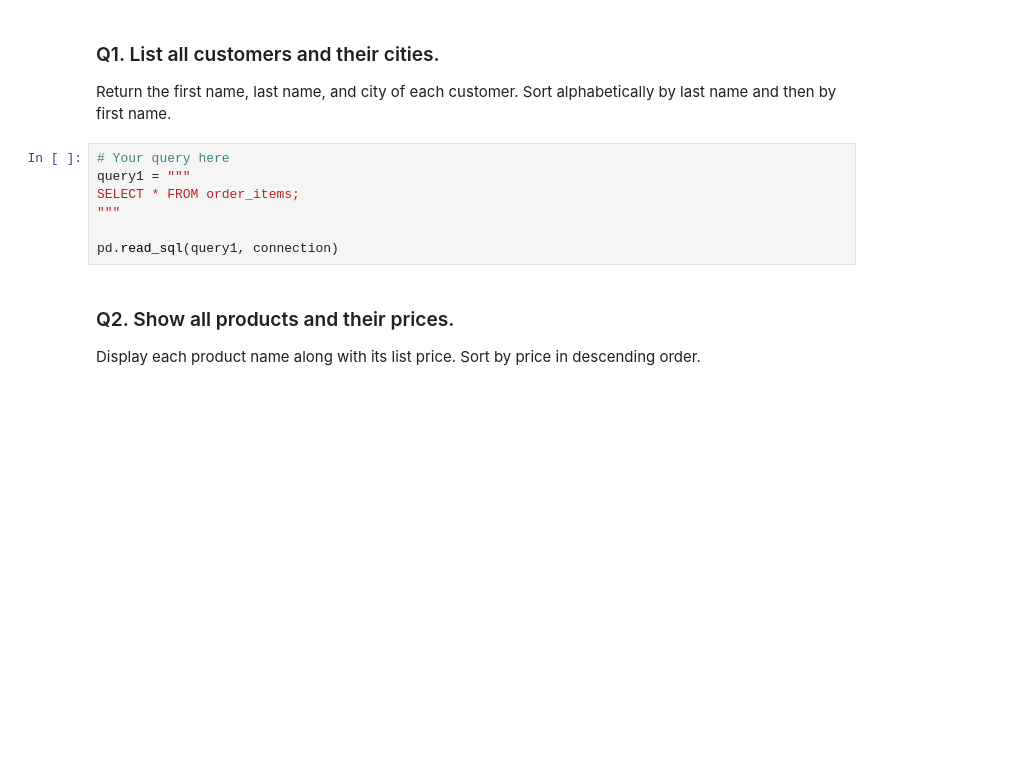
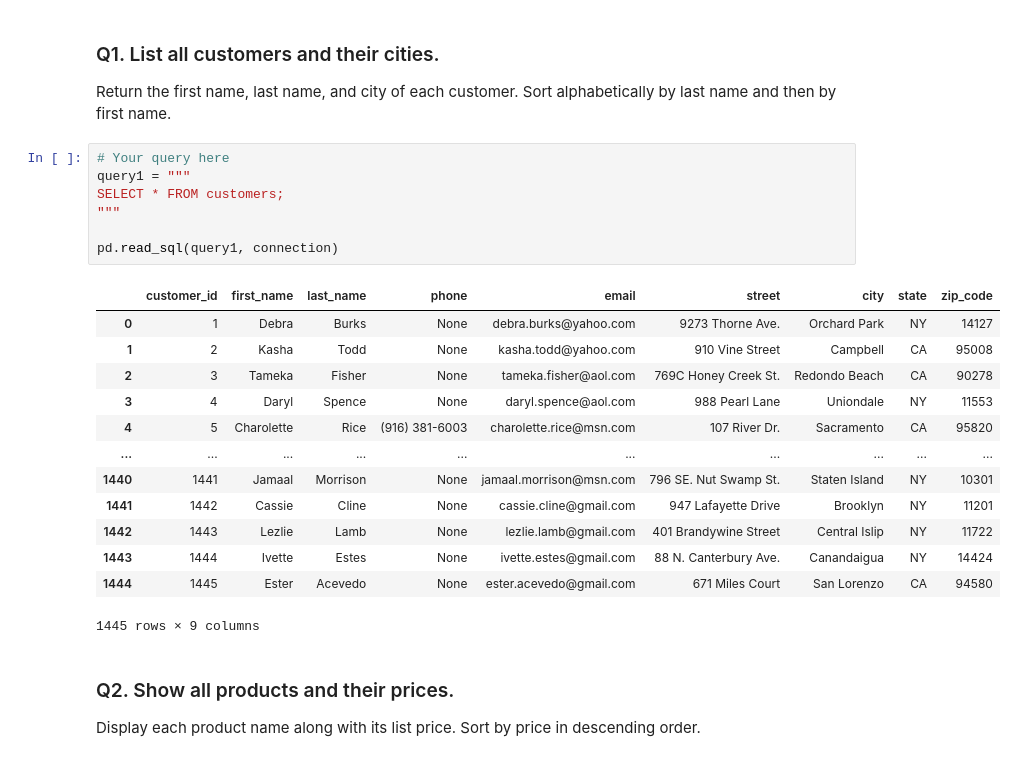
Before and after one commit to sithid/DataAnalysisModule3, a Jupyter notebook: Week3/workflow_practice.ipynb, the cells around one changed output. Drawn from its saved outputs; the diff is of its cells as text; blank space fills up the shorter version.

```diff
--- a/Week3/workflow_practice.ipynb
+++ b/Week3/workflow_practice.ipynb
@@ -76,10 +124,24 @@ Return the first name, last name, and city of each customer. Sort alphabetically
 # %%
 # Your query here
 query1 = """
-SELECT * FROM order_items;
+SELECT * FROM customers;
 """
 
 pd.read_sql(query1, connection)
+# %% [output]
+|  | customer_id | first_name | last_name | phone | email | street | city | state | zip_code |
+| 0 | 1 | Debra | Burks | None | debra.burks@yahoo.com | 9273 Thorne Ave. | Orchard Park | NY | 14127 |
+| 1 | 2 | Kasha | Todd | None | kasha.todd@yahoo.com | 910 Vine Street | Campbell | CA | 95008 |
+| 2 | 3 | Tameka | Fisher | None | tameka.fisher@aol.com | 769C Honey Creek St. | Redondo Beach | CA | 90278 |
+| 3 | 4 | Daryl | Spence | None | daryl.spence@aol.com | 988 Pearl Lane | Uniondale | NY | 11553 |
+| 4 | 5 | Charolette | Rice | (916) 381-6003 | charolette.rice@msn.com | 107 River Dr. | Sacramento | CA | 95820 |
+| ... | ... | ... | ... | ... | ... | ... | ... | ... | ... |
+| 1440 | 1441 | Jamaal | Morrison | None | jamaal.morrison@msn.com | 796 SE. Nut Swamp St. | Staten Island | NY | 10301 |
+| 1441 | 1442 | Cassie | Cline | None | cassie.cline@gmail.com | 947 Lafayette Drive | Brooklyn | NY | 11201 |
+| 1442 | 1443 | Lezlie | Lamb | None | lezlie.lamb@gmail.com | 401 Brandywine Street | Central Islip | NY | 11722 |
+| 1443 | 1444 | Ivette | Estes | None | ivette.estes@gmail.com | 88 N. Canterbury Ave. | Canandaigua | NY | 14424 |
+| 1444 | 1445 | Ester | Acevedo | None | ester.acevedo@gmail.com | 671 Miles Court | San Lorenzo | CA | 94580 |
+1445 rows × 9 columns
 # %% [markdown]
 ### Q2. Show all products and their prices.
 
```
Also changed, not shown: parts of 9 cells of this notebook, 3 other files.
